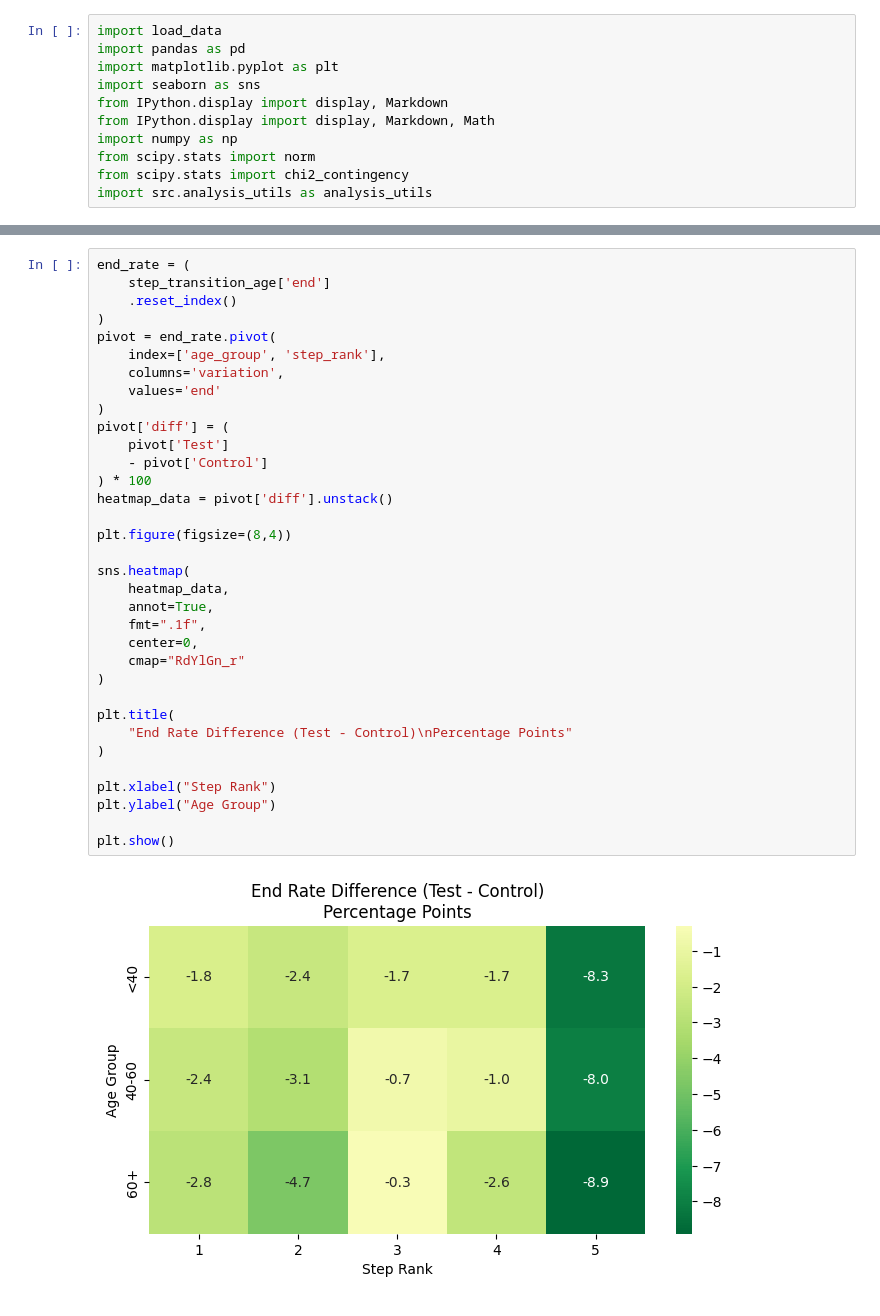
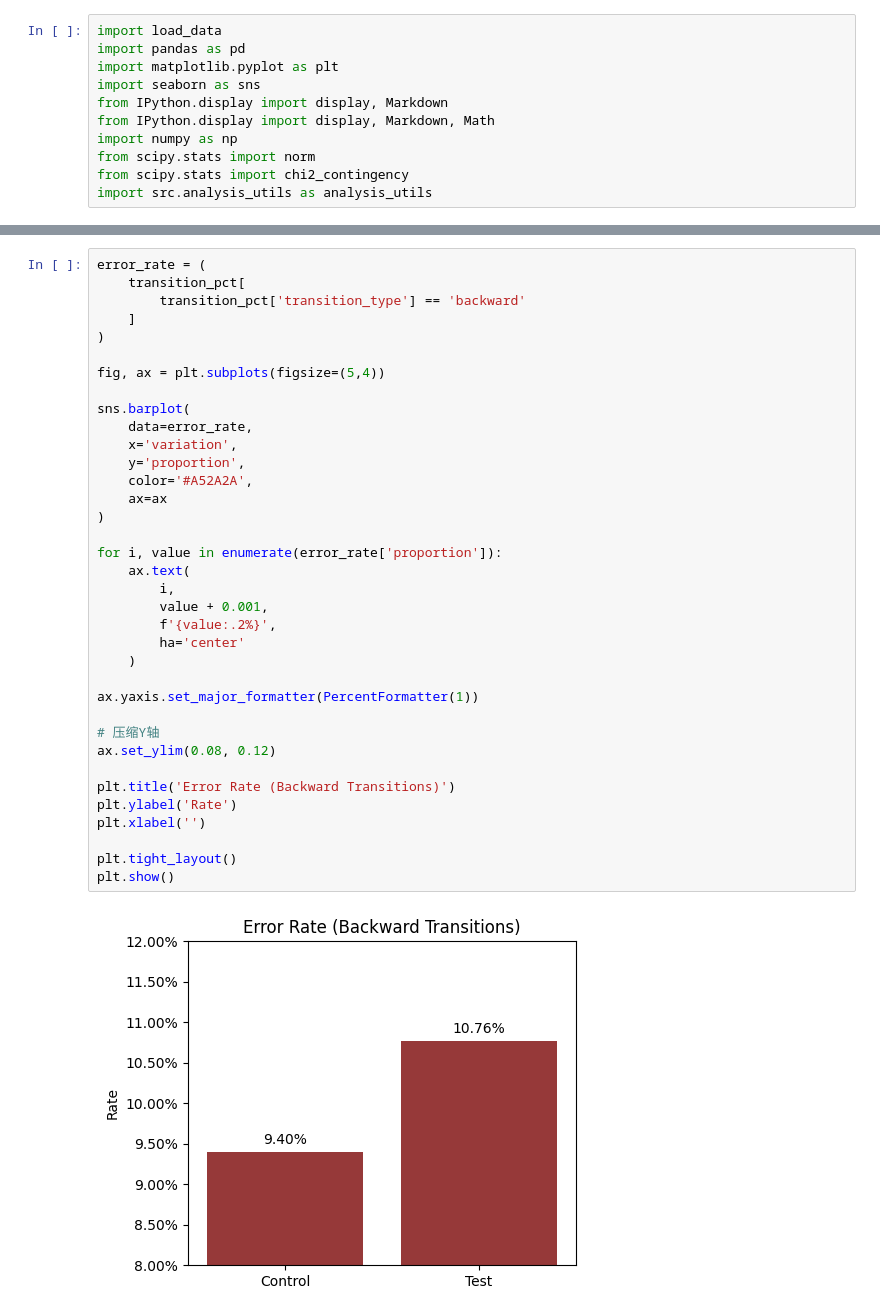
Before and after one commit to mosijituo049/vanguard-ab-test, a Jupyter notebook: notebook/transition_analysis.ipynb, the cells around one changed output, grey strips where cells are left out. Saved outputs shown, nothing was run; the diff lists cells and outputs as text.

```diff
--- a/notebook/transition_analysis.ipynb
+++ b/notebook/transition_analysis.ipynb
@@ -177,36 +49,38 @@ client_profile table loaded!
-# %%
-end_rate = (
-    step_transition_age['end']
-    .reset_index()
-)
-pivot = end_rate.pivot(
-    index=['age_group', 'step_rank'],
-    columns='variation',
-    values='end'
-)
-pivot['diff'] = (
-    pivot['Test']
-    - pivot['Control']
-) * 100
-heatmap_data = pivot['diff'].unstack()
-
-plt.figure(figsize=(8,4))
-
-sns.heatmap(
-    heatmap_data,
-    annot=True,
-    fmt=".1f",
-    center=0,
-    cmap="RdYlGn_r"
-)
-
-plt.title(
-    "End Rate Difference (Test - Control)\nPercentage Points"
-)
-
-plt.xlabel("Step Rank")
-plt.ylabel("Age Group")
-
-plt.show()
-# %% [output]
-[figure, removed]
+# %%
+error_rate = (
+    transition_pct[
+        transition_pct['transition_type'] == 'backward'
+    ]
+)
+
+fig, ax = plt.subplots(figsize=(5,4))
+
+sns.barplot(
+    data=error_rate,
+    x='variation',
+    y='proportion',
+    color='#A52A2A',
+    ax=ax
+)
+
+for i, value in enumerate(error_rate['proportion']):
+    ax.text(
+        i,
+        value + 0.001,
+        f'{value:.2%}',
+        ha='center'
+    )
+
+ax.yaxis.set_major_formatter(PercentFormatter(1))
+
+# 压缩Y轴
+ax.set_ylim(0.08, 0.12)
+
+plt.title('Error Rate (Backward Transitions)')
+plt.ylabel('Rate')
+plt.xlabel('')
+
+plt.tight_layout()
+plt.show()
+# %% [output]
+[figure, added]
```
Also changed, not shown: parts of 18 cells of this notebook, 8 other files.
